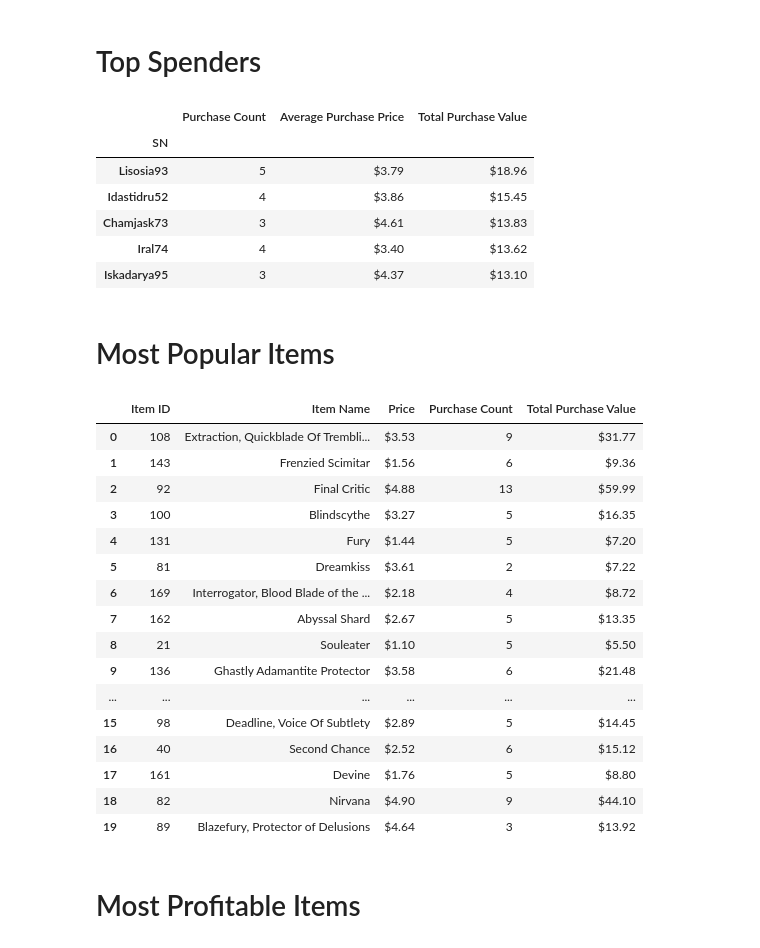
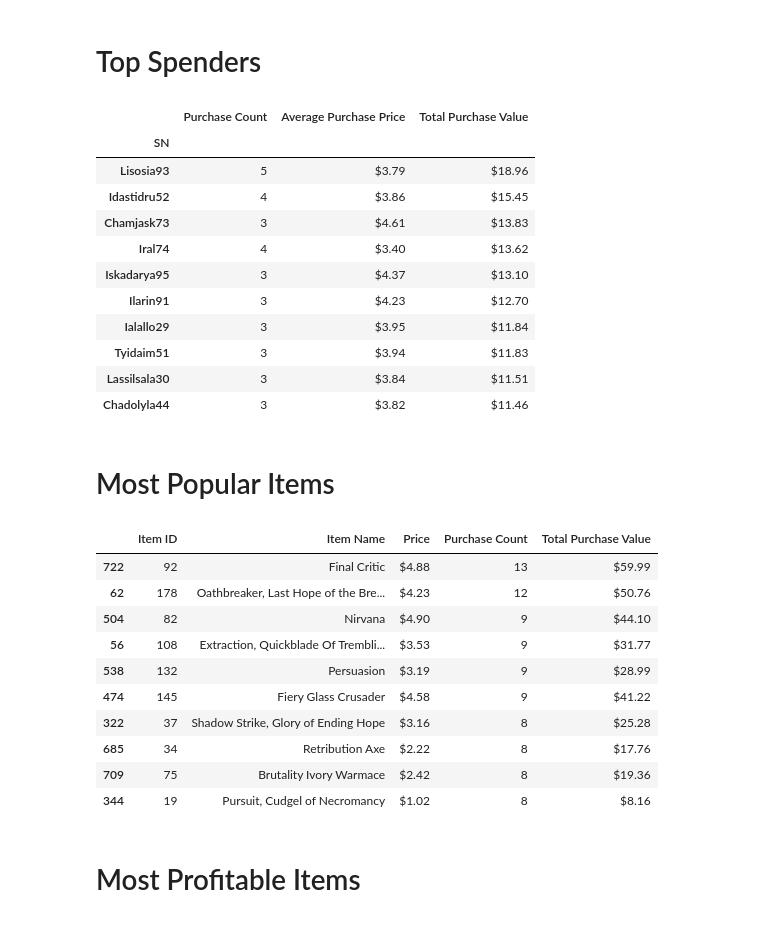
Before and after one commit to caiti326/pandas-challenge, a Jupyter notebook: HeroesOfPymoli/HeroesOfPymoliAnalysis.ipynb, the cells around one changed output. Saved outputs shown, nothing was run; the diff lists cells and outputs as text; code cells hidden in the pictures.

```diff
--- a/HeroesOfPymoli/HeroesOfPymoliAnalysis.ipynb
+++ b/HeroesOfPymoli/HeroesOfPymoliAnalysis.ipynb
@@ -110,10 +117,10 @@ age_bins = [0, 9.99, 14.99, 19.99, 24.99, 29.99, 34.99, 39.99, 99999]
 bin_names = ["<10", "10-14", "15-19", "20-24", "25-29", "30-34", "35-39", "40+"]
 
 # Categorize the existing players using the age bins
-purchase_data['Age'] = pd.cut(purchase_data['Age'], age_bins, labels=bin_names)
+purchase_data['Age Group'] = pd.cut(purchase_data['Age'], age_bins, labels=bin_names)
 
 # Create age demo data in new dataframe
-age_demo = pd.DataFrame(purchase_data.groupby('Age').SN.nunique())
+age_demo = pd.DataFrame(purchase_data.groupby('Age Group').SN.nunique())
 
 # Calculate the numbers and percentages by age group
 age_demo['Percentage of Players'] = age_demo['SN'] / sum(age_demo['SN'])*100
@@ -142,23 +149,23 @@ age_bins = [0, 9.99, 14.99, 19.99, 24.99, 29.99, 34.99, 39.99, 99999]
 bin_names = ["<10", "10-14", "15-19", "20-24", "25-29", "30-34", "35-39", "40+"]
 
 # Categorize the existing players using the age bins
-purchase_data['Age'] = pd.cut(purchase_data['Age'], age_bins, labels=bin_names)
+purchase_data['Age Group'] = pd.cut(purchase_data['Age'], age_bins, labels=bin_names)
 
 # Create age demo data in new dataframe
-age_demo = pd.DataFrame(purchase_data.groupby('Age').SN.nunique())
+age_demo = pd.DataFrame(purchase_data.groupby('Age Group').SN.nunique())
 
 # Run basic calculations:
 # Purchase count
-purchase_count = purchase_data.groupby(['Age']).count()['Purchase ID']
+purchase_count = purchase_data.groupby(['Age Group']).count()['Purchase ID']
 
 # Avg purchase price
-avg_price = purchase_data.groupby(['Age']).mean()['Price']
+avg_price = purchase_data.groupby(['Age Group']).mean()['Price']
 
 # Total purchase value
 total_value = purchase_data.groupby(['Age Group']).sum()['Price']
 
 # Avg total purchase per person
-avg_per_player = total_value / age_demo['Total Count']
+avg_per_player = total_value / age_demo['SN']
 
 # Create and dispay summary data frame
 purch_by_age = pd.DataFrame({'Purchase Count': purchase_count.map('{:,}'.format),
@@ -194,7 +210,7 @@ sorted_spend_df['Total Purchase Value'] = sorted_spend_df['Total Purchase Value'
 
 # Set values and return summary
 sorted_spend_df = sorted_spend_df.loc[:,['Purchase Count', 'Average Purchase Price', 'Total Purchase Value']]
-sorted_spend_df.head()
+sorted_spend_df.head(10)
 # %% [output]
 |  | Purchase Count | Average Purchase Price | Total Purchase Value |
 | SN |  |  |  |
@@ -203,56 +219,55 @@ sorted_spend_df.head()
 | Chamjask73 | 3 | $4.61 | $13.83 |
 | Iral74 | 4 | $3.40 | $13.62 |
 | Iskadarya95 | 3 | $4.37 | $13.10 |
+| Ilarin91 | 3 | $4.23 | $12.70 |
+| Ialallo29 | 3 | $3.95 | $11.84 |
+| Tyidaim51 | 3 | $3.94 | $11.83 |
+| Lassilsala30 | 3 | $3.84 | $11.51 |
+| Chadolyla44 | 3 | $3.82 | $11.46 |
 # %% [markdown]
 # Most Popular Items
 # %%
 # Retrieve the Item ID, Item Name, and Item Price columns
 items_data = purchase_data.loc[:,['Item ID', 'Item Name', 'Price']]
 
 # Save as new df
 items_df = pd.DataFrame(items_data)
 
 # Run basic calculations:
 # Purchase count
 items_count = items_data.groupby(['Item ID', 'Item Name']).count()['Price']
 
 # Total purchase value
 items_total_value = items_data.groupby(['Item ID', 'Item Name']).sum()['Price']
 
 # Create data frame to hold
 pop_df = pd.DataFrame({'Purchase Count': items_count, 'Total Purchase Value': items_total_value})
 
 # Join the two data frames on Item ID
 popular_items_df = items_df.merge(pop_df, how='left', on=['Item ID'])
 
 # Sort by Purchase Count
-popular_items_df.sort_values(['Purchase Count'], ascending=[False])
+popular_items_df1 = popular_items_df.sort_values(['Purchase Count'], ascending=[False])
 
 # Format Price and Total Purchase Value columns
-popular_items_df['Price'] = popular_items_df['Price'].map('${:,.2f}'.format)
-popular_items_df['Total Purchase Value'] = popular_items_df['Total Purchase Value'].map('${:,.2f}'.format)
+popular_items_df1['Price'] = popular_items_df['Price'].map('${:,.2f}'.format)
+popular_items_df1['Total Purchase Value'] = popular_items_df['Total Purchase Value'].map('${:,.2f}'.format)
 
 # Drop duplicate rows based on Item ID and display the top five products
-# popular_items_df.drop_duplicates(['Item ID']).head(10)
-popular_items_df.head(20)
+popular_items_df1.drop_duplicates(['Item ID']).head(10)
+# popular_items_df.head(20)
 # %% [output]
 |  | Item ID | Item Name | Price | Purchase Count | Total Purchase Value |
-| 0 | 108 | Extraction, Quickblade Of Trembli... | $3.53 | 9 | $31.77 |
-| 1 | 143 | Frenzied Scimitar | $1.56 | 6 | $9.36 |
-| 2 | 92 | Final Critic | $4.88 | 13 | $59.99 |
-| 3 | 100 | Blindscythe | $3.27 | 5 | $16.35 |
-| 4 | 131 | Fury | $1.44 | 5 | $7.20 |
-| 5 | 81 | Dreamkiss | $3.61 | 2 | $7.22 |
-| 6 | 169 | Interrogator, Blood Blade of the ... | $2.18 | 4 | $8.72 |
-| 7 | 162 | Abyssal Shard | $2.67 | 5 | $13.35 |
-| 8 | 21 | Souleater | $1.10 | 5 | $5.50 |
-| 9 | 136 | Ghastly Adamantite Protector | $3.58 | 6 | $21.48 |
-| ... | ... | ... | ... | ... | ... |
-| 15 | 98 | Deadline, Voice Of Subtlety | $2.89 | 5 | $14.45 |
-| 16 | 40 | Second Chance | $2.52 | 6 | $15.12 |
-| 17 | 161 | Devine | $1.76 | 5 | $8.80 |
-| 18 | 82 | Nirvana | $4.90 | 9 | $44.10 |
-| 19 | 89 | Blazefury, Protector of Delusions | $4.64 | 3 | $13.92 |
+| 722 | 92 | Final Critic | $4.88 | 13 | $59.99 |
+| 62 | 178 | Oathbreaker, Last Hope of the Bre... | $4.23 | 12 | $50.76 |
+| 504 | 82 | Nirvana | $4.90 | 9 | $44.10 |
+| 56 | 108 | Extraction, Quickblade Of Trembli... | $3.53 | 9 | $31.77 |
+| 538 | 132 | Persuasion | $3.19 | 9 | $28.99 |
+| 474 | 145 | Fiery Glass Crusader | $4.58 | 9 | $41.22 |
+| 322 | 37 | Shadow Strike, Glory of Ending Hope | $3.16 | 8 | $25.28 |
+| 685 | 34 | Retribution Axe | $2.22 | 8 | $17.76 |
+| 709 | 75 | Brutality Ivory Warmace | $2.42 | 8 | $19.36 |
+| 344 | 19 | Pursuit, Cudgel of Necromancy | $1.02 | 8 | $8.16 |
 # %% [markdown]
 # Most Profitable Items
 # %%
```
Also changed, not shown: parts of 7 cells of this notebook.
